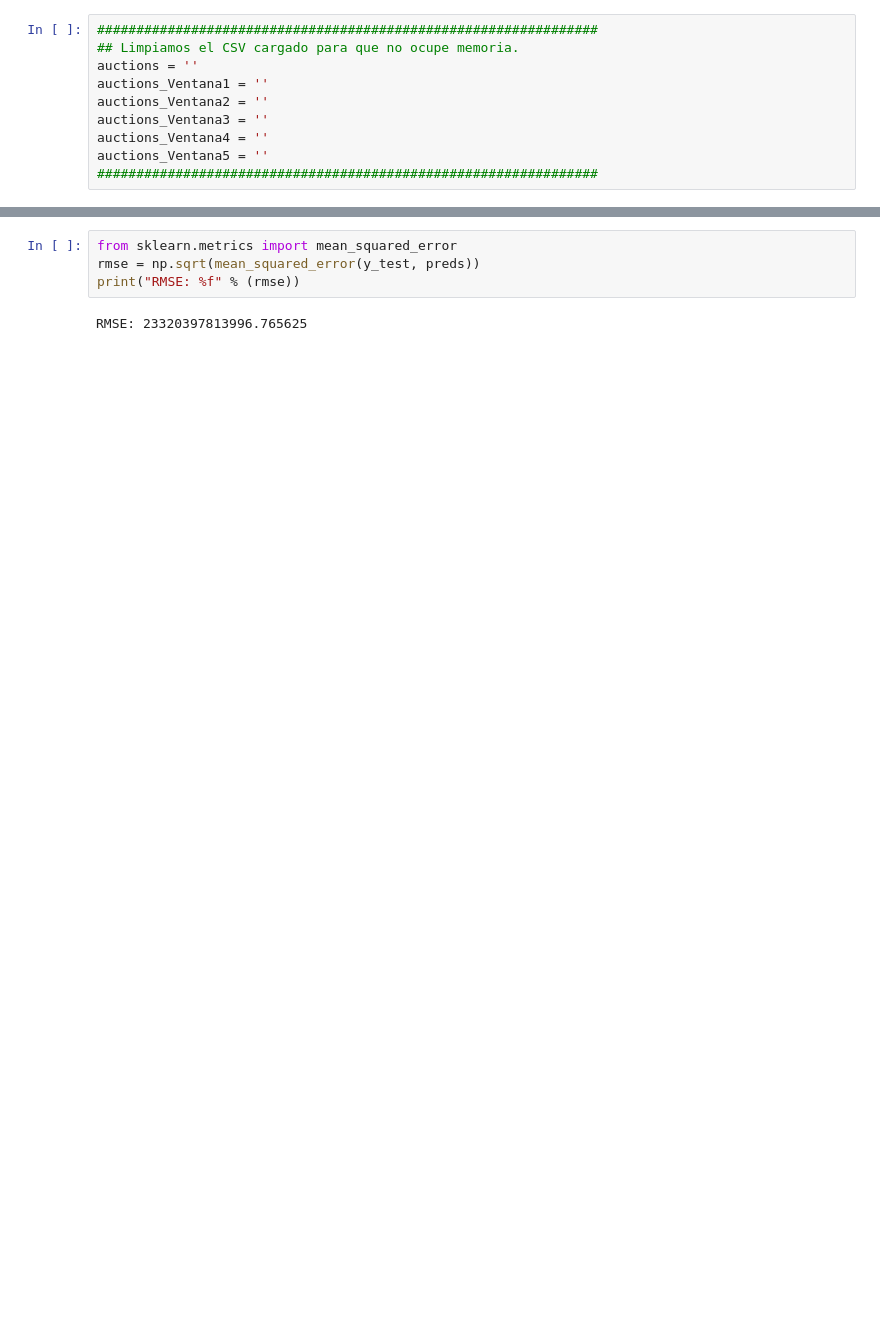
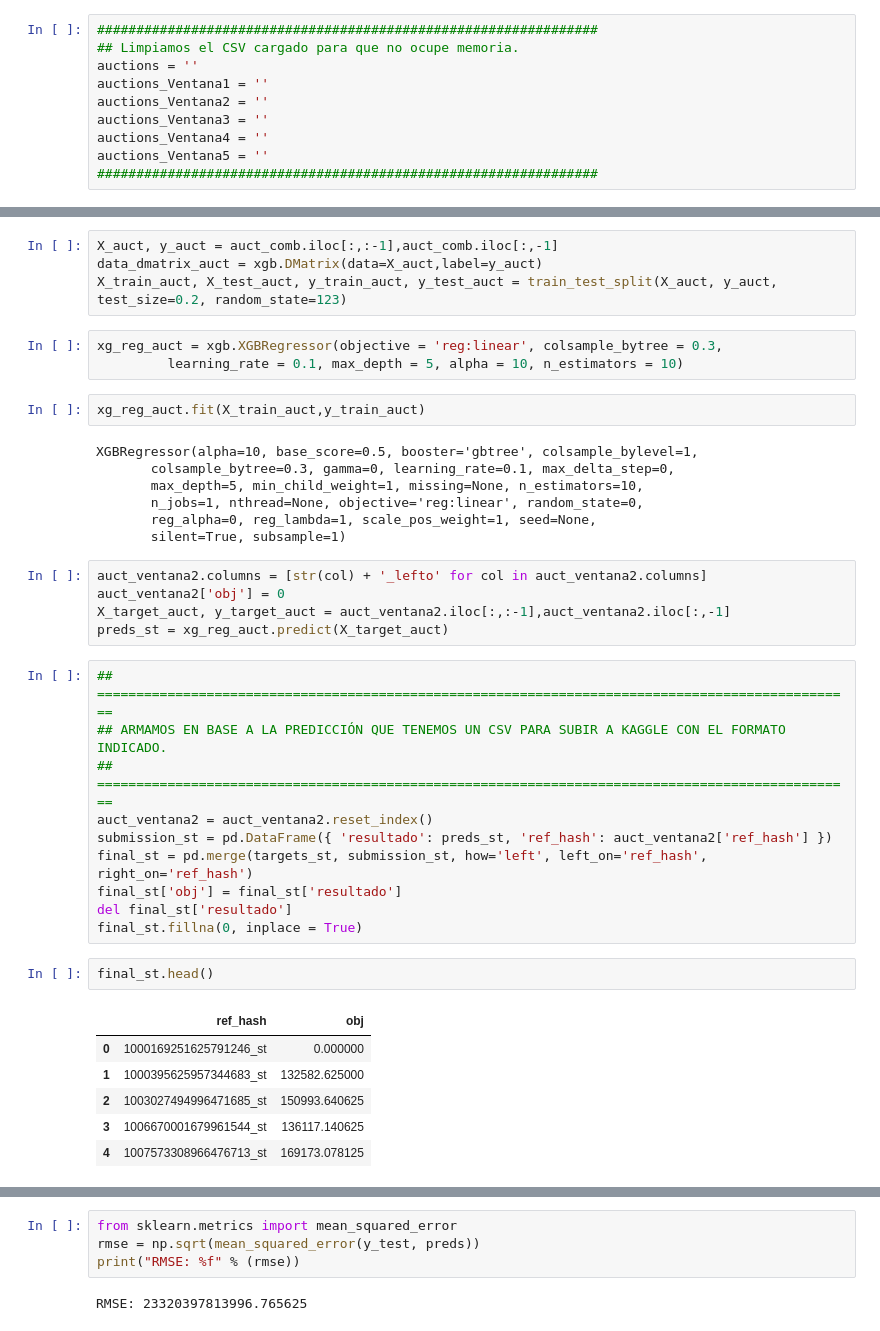
Before and after one commit to asilvestri2020/7506_1C2019, a Jupyter notebook: TP2/TP2_Continuacion.ipynb, the cells around one changed output, grey strips where cells are left out. Cells and saved outputs as stored; diff of their text form; blank space fills up the shorter version.

```diff
--- a/TP2/TP2_Continuacion.ipynb
+++ b/TP2/TP2_Continuacion.ipynb
@@ -486,0 +465,40 @@ preds = xg_reg.predict(X_test)
+# %%
+X_auct, y_auct = auct_comb.iloc[:,:-1],auct_comb.iloc[:,-1]
+data_dmatrix_auct = xgb.DMatrix(data=X_auct,label=y_auct)
+X_train_auct, X_test_auct, y_train_auct, y_test_auct = train_test_split(X_auct, y_auct, test_size=0.2, random_state=123)
+# %%
+xg_reg_auct = xgb.XGBRegressor(objective = 'reg:linear', colsample_bytree = 0.3,
+         learning_rate = 0.1, max_depth = 5, alpha = 10, n_estimators = 10)
+# %%
+xg_reg_auct.fit(X_train_auct,y_train_auct)
+# %% [output]
+XGBRegressor(alpha=10, base_score=0.5, booster='gbtree', colsample_bylevel=1,
+       colsample_bytree=0.3, gamma=0, learning_rate=0.1, max_delta_step=0,
+       max_depth=5, min_child_weight=1, missing=None, n_estimators=10,
+       n_jobs=1, nthread=None, objective='reg:linear', random_state=0,
+       reg_alpha=0, reg_lambda=1, scale_pos_weight=1, seed=None,
+       silent=True, subsample=1)
+# %%
+auct_ventana2.columns = [str(col) + '_lefto' for col in auct_ventana2.columns]
+auct_ventana2['obj'] = 0
+X_target_auct, y_target_auct = auct_ventana2.iloc[:,:-1],auct_ventana2.iloc[:,-1]
+preds_st = xg_reg_auct.predict(X_target_auct)
+# %%
+## =================================================================================================
+## ARMAMOS EN BASE A LA PREDICCIÓN QUE TENEMOS UN CSV PARA SUBIR A KAGGLE CON EL FORMATO INDICADO.
+## =================================================================================================
+auct_ventana2 = auct_ventana2.reset_index()
+submission_st = pd.DataFrame({ 'resultado': preds_st, 'ref_hash': auct_ventana2['ref_hash'] })
+final_st = pd.merge(targets_st, submission_st, how='left', left_on='ref_hash', right_on='ref_hash')
+final_st['obj'] = final_st['resultado']
+del final_st['resultado']
+final_st.fillna(0, inplace = True)
+# %%
+final_st.head()
+# %% [output]
+|  | ref_hash | obj |
+| 0 | 1000169251625791246_st | 0.000000 |
+| 1 | 1000395625957344683_st | 132582.625000 |
+| 2 | 1003027494996471685_st | 150993.640625 |
+| 3 | 1006670001679961544_st | 136117.140625 |
+| 4 | 1007573308966476713_st | 169173.078125 |
```
Also changed, not shown: parts of 65 cells of this notebook, 1 other file.
